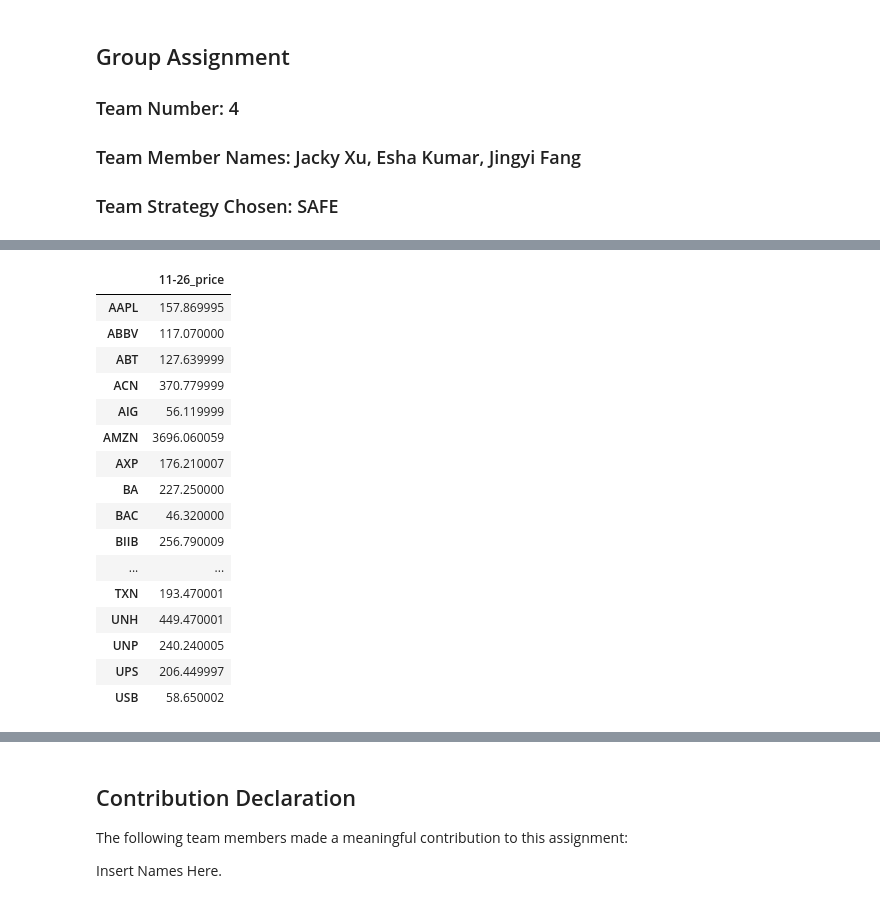
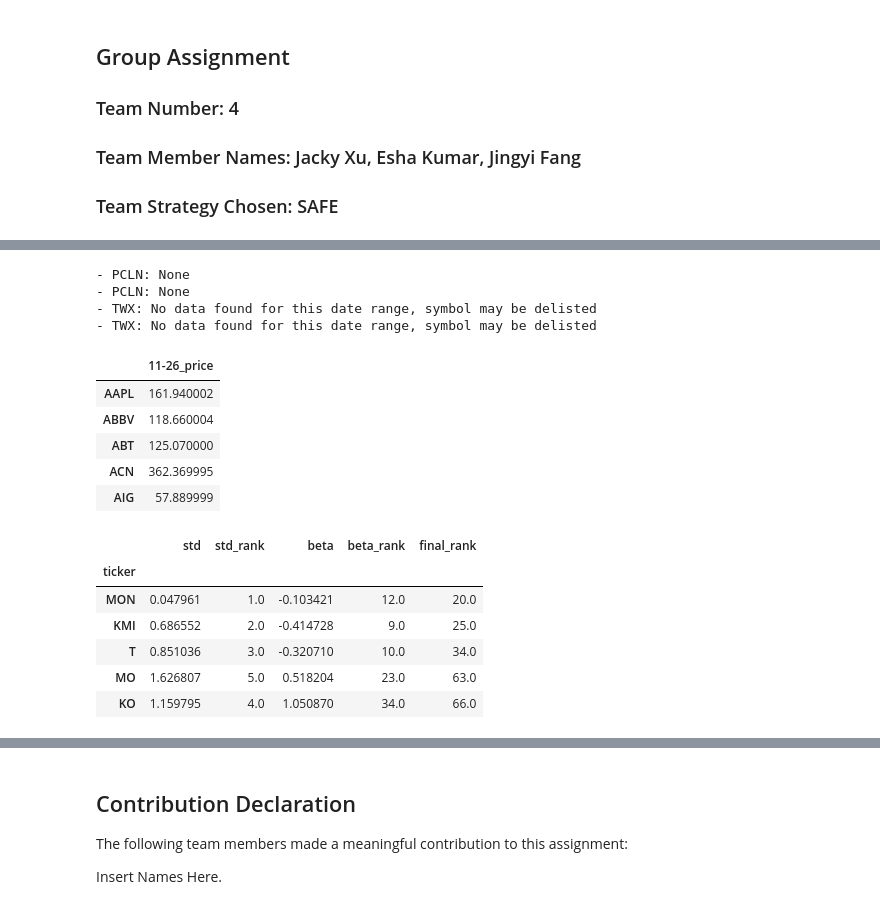
Before and after one commit to JackyXuuu/Portfolio-Maker---Safe-, a Jupyter notebook: Team_4_Assignment.ipynb, the cells around one changed output, grey strips where cells are left out. Cells and saved outputs as stored; diff of their text form; code cells hidden in the pictures.

```diff
--- a/Team_4_Assignment.ipynb
+++ b/Team_4_Assignment.ipynb
@@ -252,44 +258,36 @@ called_tickers = call_tickers(ticker_lst)
 # %%
 # open an empty dataframe and a list to store the ticker info and the tickers
 ticker_info = pd.DataFrame()
 tickers = []
 # Using threading to run the get_ticker_info function, store the result
 with concurrent.futures.ThreadPoolExecutor() as executor:
     result = executor.map(get_ticker_info, called_tickers)
-# iterates the results
+# iterates the results to filter the tickers
 for i in result:
     try:
         # filter the USD tickers
-        if i[1] == 'USD':
-            # filter the average daily volumn
+        if i[1] == 'us_market':
+            # filter the average daily volume
             if i[2] > 10000:
                 # store the eligible ticker and its closing price on 2021-11-26
                 ticker_info[i[0]] = [i[3]]
     except:
         pass
 # format the ticker_info dataframe
 ticker_info = ticker_info.T
 ticker_info.columns = ['11-26_price']
+ticker_info.head()
+# %% [output]
+- PCLN: None
+- PCLN: None
+- TWX: No data found for this date range, symbol may be delisted
+- TWX: No data found for this date range, symbol may be delisted
+|  | 11-26_price |
+| AAPL | 161.940002 |
+| ABBV | 118.660004 |
+| ABT | 125.070000 |
+| ACN | 362.369995 |
+| AIG | 57.889999 |
-# %%
-ticker_info
-# %% [output]
-|  | 11-26_price |
-| AAPL | 157.869995 |
-| ABBV | 117.070000 |
-| ABT | 127.639999 |
-| ACN | 370.779999 |
-| AIG | 56.119999 |
-| AMZN | 3696.060059 |
-| AXP | 176.210007 |
-| BA | 227.250000 |
-| BAC | 46.320000 |
-| BIIB | 256.790009 |
-| ... | ... |
-| TXN | 193.470001 |
-| UNH | 449.470001 |
-| UNP | 240.240005 |
-| UPS | 206.449997 |
-| USB | 58.650002 |
 # %%
 # call the tickers again
 good_tickers = call_tickers(ticker_info.index)
@@ -305,3 +303,28 @@ std = get_std(prices)
 
 # rank them in ascending order
 std = get_rank(std,'std','min')
+
+# calculate the std according to the closing prices
+std = get_std(prices)
+
+# rank them in ascending order
+std = get_rank(std,'std','min')
+
+# calculate the beta according to the closing prices
+beta = get_beta(good_tickers, prices, start_date, end_date, ticker_symbols)
+
+# rank them in ascending order
+beta = get_rank(beta,'beta','min')
+
+# combine the rank of std and beta, rank the combined rank, then format the result dataframe
+std_beta_rank = get_std_beta_rank(std,beta)
+std_beta_rank.set_index('ticker',inplace=True)
+std_beta_rank.head()
+# %% [output]
+|  | std | std_rank | beta | beta_rank | final_rank |
+| ticker |  |  |  |  |  |
+| MON | 0.047961 | 1.0 | -0.103421 | 12.0 | 20.0 |
+| KMI | 0.686552 | 2.0 | -0.414728 | 9.0 | 25.0 |
+| T | 0.851036 | 3.0 | -0.320710 | 10.0 | 34.0 |
+| MO | 1.626807 | 5.0 | 0.518204 | 23.0 | 63.0 |
+| KO | 1.159795 | 4.0 | 1.050870 | 34.0 | 66.0 |
```
Also changed, not shown: parts of 26 cells of this notebook.
